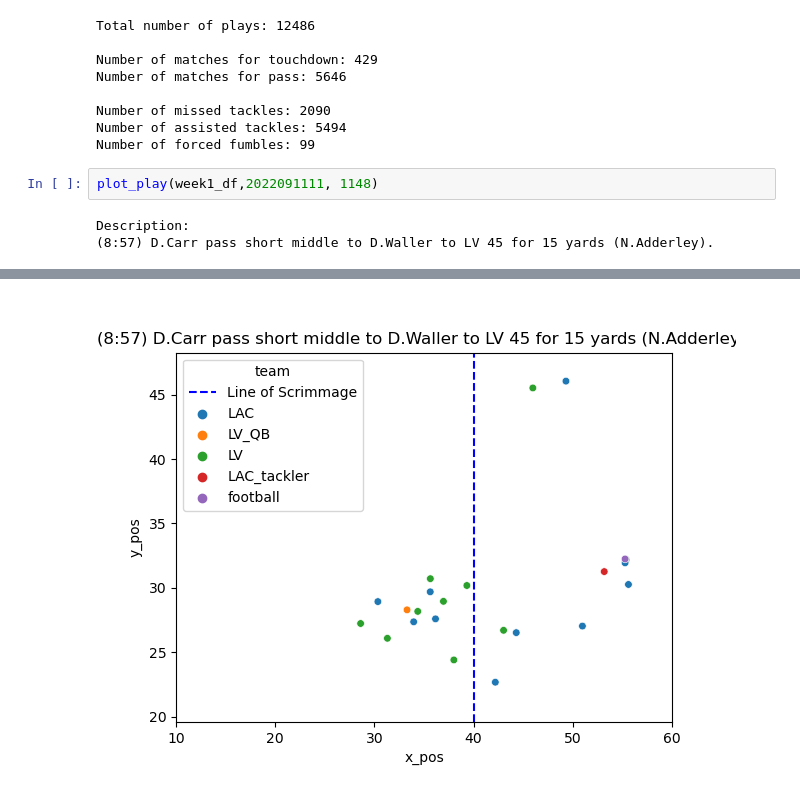
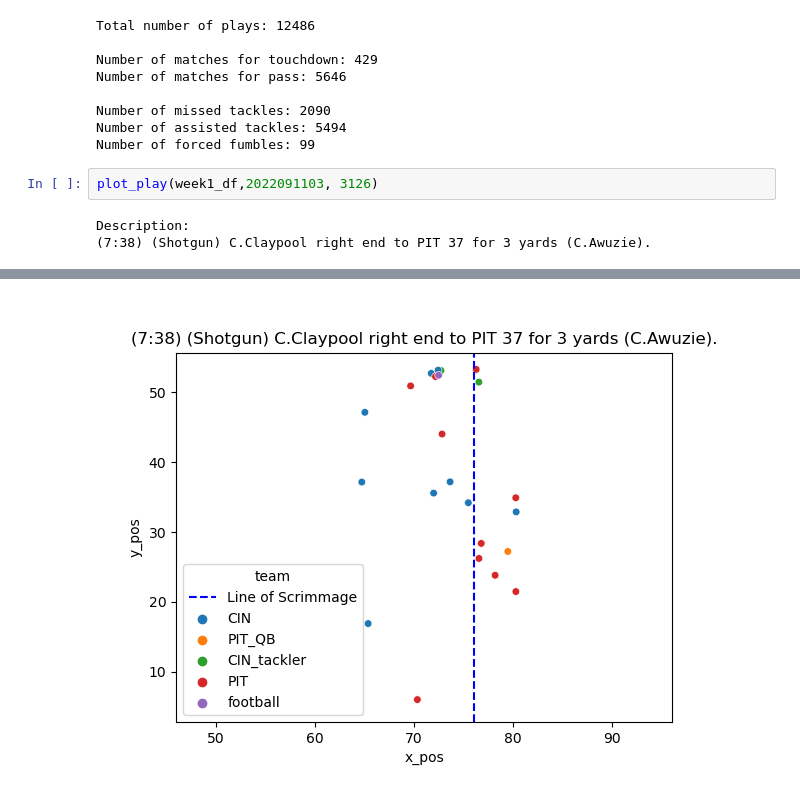
Before and after one commit to ab5525/nfl_data_2024, a Jupyter notebook: nfl_2024.ipynb, the cells around one changed output, grey strips where cells are left out. Saved outputs shown, nothing was run; the diff lists cells and outputs as text.

```diff
--- a/nfl_2024.ipynb
+++ b/nfl_2024.ipynb
@@ -285,9 +286,9 @@ Number of missed tackles: 2090
 Number of assisted tackles: 5494
 Number of forced fumbles: 99
 # %%
-plot_play(week1_df,2022091111, 1148)
+plot_play(week1_df,2022091103, 3126)
 # %% [output]
 Description:
-(8:57) D.Carr pass short middle to D.Waller to LV 45 for 15 yards (N.Adderley).
+(7:38) (Shotgun) C.Claypool right end to PIT 37 for 3 yards (C.Awuzie).
 [interactive output not drawn]
-[figure, old version]
+[figure, new version]
```
Also changed, not shown: parts of 1 cell of this notebook, 2 other files.
